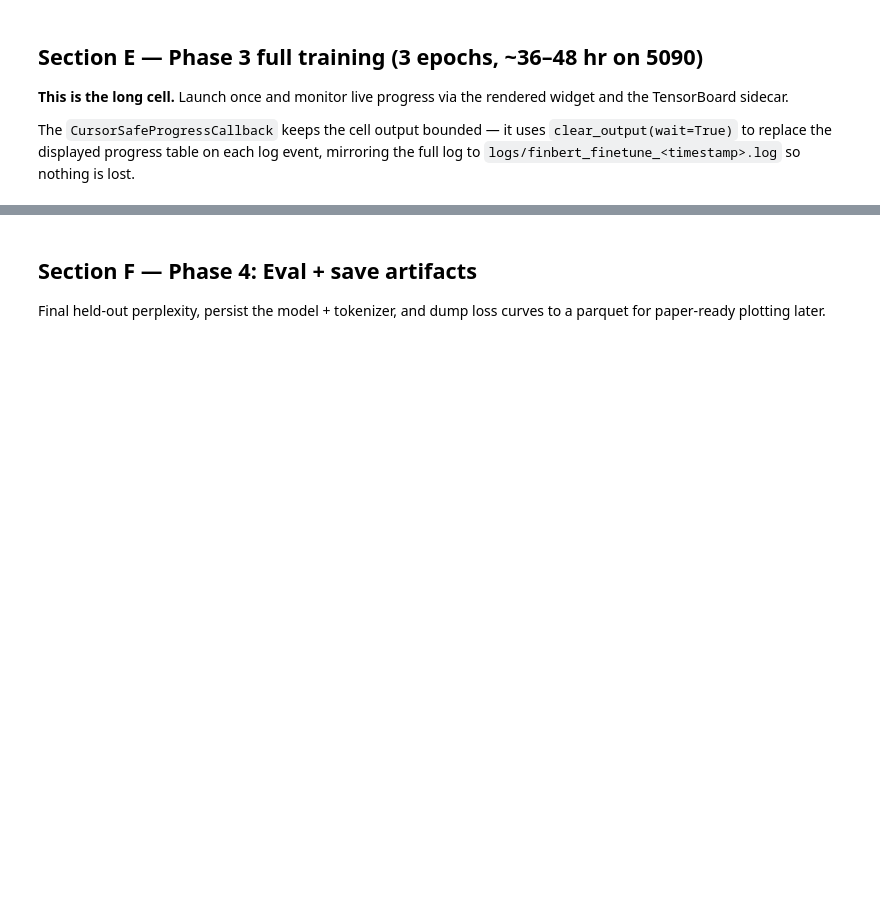
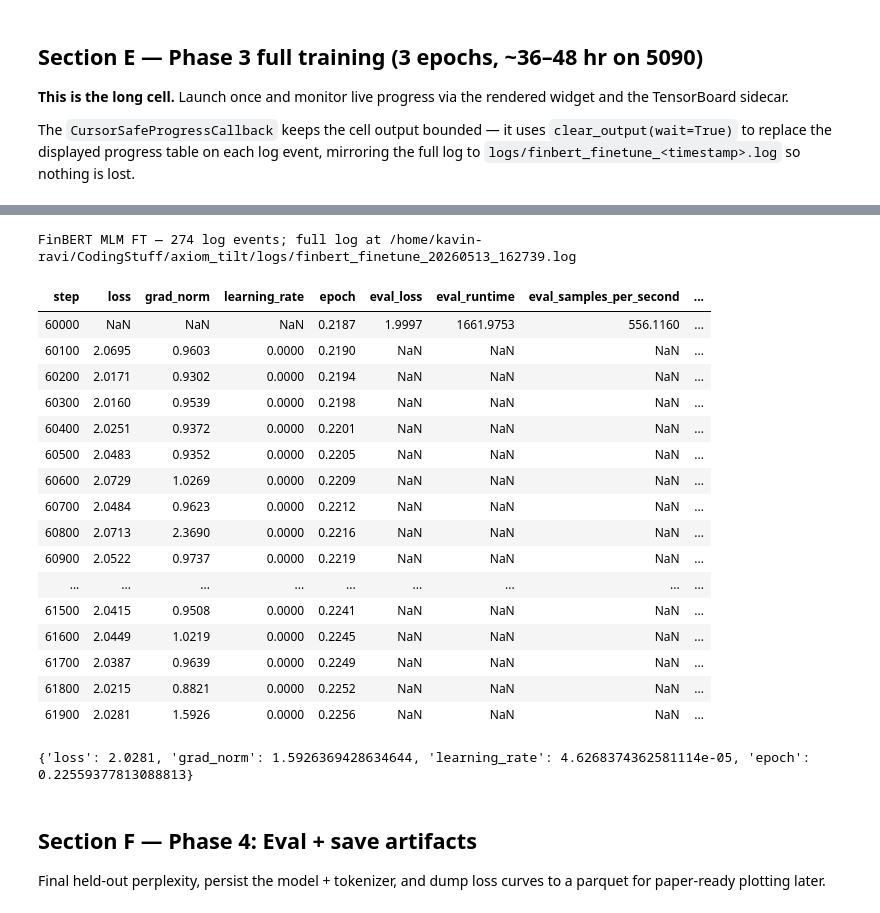
Before and after one commit to kavinravi/axiom_tilt, a Jupyter notebook: notebooks/01_finbert_finetune.ipynb, the cells around one changed output, grey strips where cells are left out. Saved outputs shown, nothing was run; the diff lists cells and outputs as text; code cells hidden in the pictures; blank space fills up the shorter version.

```diff
--- a/notebooks/01_finbert_finetune.ipynb
+++ b/notebooks/01_finbert_finetune.ipynb
@@ -409,7 +461,7 @@ model = AutoModelForMaskedLM.from_pretrained(base_model_name)
 full_args = TrainingArguments(
     output_dir=str(ARTIFACTS_DIR),
     overwrite_output_dir=False,
-    num_train_epochs=3,
+    num_train_epochs=1,
     per_device_train_batch_size=64,
     per_device_eval_batch_size=64,
     gradient_accumulation_steps=1,
@@ -420,34 +472,54 @@ full_args = TrainingArguments(
     bf16=True,
     save_strategy="steps",
     save_steps=5000,
     save_total_limit=3,
     eval_strategy="steps",
     eval_steps=5000,
     logging_strategy="steps",
     logging_steps=100,
     disable_tqdm=True,
     report_to=["tensorboard"],
     metric_for_best_model="eval_loss",
     load_best_model_at_end=True,
     dataloader_num_workers=4,
     seed=42,
 )
 
 trainer = Trainer(
     model=model,
     args=full_args,
     train_dataset=dataset_dict["train"],
     eval_dataset=dataset_dict["validation"],
     data_collator=data_collator,
     callbacks=[CursorSafeProgressCallback(log_file=log_file)],
 )
 
 print(f"Starting full FinBERT MLM FT. Log file: {log_file}")
 print(f"Expected runtime on RTX 5090: ~36-48 hr for 3 epochs.")
 print(f"If the kernel is interrupted, resume with: trainer.train(resume_from_checkpoint=True)")
 
-trainer.train()
+trainer.train(resume_from_checkpoint=True) # remove resume_from_checkpoint if not needed to resume
 print("\nTraining complete.")
+# %% [output]
+FinBERT MLM FT — 274 log events; full log at /home/kavin-ravi/CodingStuff/axiom_tilt/logs/finbert_finetune_20260513_162739.log
+| step | loss | grad_norm | learning_rate | epoch | eval_loss | eval_runtime | eval_samples_per_second | ... |
+| 60000 | NaN | NaN | NaN | 0.2187 | 1.9997 | 1661.9753 | 556.1160 | ... |
+| 60100 | 2.0695 | 0.9603 | 0.0000 | 0.2190 | NaN | NaN | NaN | ... |
+| 60200 | 2.0171 | 0.9302 | 0.0000 | 0.2194 | NaN | NaN | NaN | ... |
+| 60300 | 2.0160 | 0.9539 | 0.0000 | 0.2198 | NaN | NaN | NaN | ... |
+| 60400 | 2.0251 | 0.9372 | 0.0000 | 0.2201 | NaN | NaN | NaN | ... |
+| 60500 | 2.0483 | 0.9352 | 0.0000 | 0.2205 | NaN | NaN | NaN | ... |
+| 60600 | 2.0729 | 1.0269 | 0.0000 | 0.2209 | NaN | NaN | NaN | ... |
+| 60700 | 2.0484 | 0.9623 | 0.0000 | 0.2212 | NaN | NaN | NaN | ... |
+| 60800 | 2.0713 | 2.3690 | 0.0000 | 0.2216 | NaN | NaN | NaN | ... |
+| 60900 | 2.0522 | 0.9737 | 0.0000 | 0.2219 | NaN | NaN | NaN | ... |
+| ... | ... | ... | ... | ... | ... | ... | ... | ... |
+| 61500 | 2.0415 | 0.9508 | 0.0000 | 0.2241 | NaN | NaN | NaN | ... |
+| 61600 | 2.0449 | 1.0219 | 0.0000 | 0.2245 | NaN | NaN | NaN | ... |
+| 61700 | 2.0387 | 0.9639 | 0.0000 | 0.2249 | NaN | NaN | NaN | ... |
+| 61800 | 2.0215 | 0.8821 | 0.0000 | 0.2252 | NaN | NaN | NaN | ... |
+| 61900 | 2.0281 | 1.5926 | 0.0000 | 0.2256 | NaN | NaN | NaN | ... |
+{'loss': 2.0281, 'grad_norm': 1.5926369428634644, 'learning_rate': 4.6268374362581114e-05, 'epoch': 0.22559377813088813}
 # %% [markdown]
 ## Section F — Phase 4: Eval + save artifacts
 
```
Also changed, not shown: parts of 12 cells of this notebook, 2 other files.
